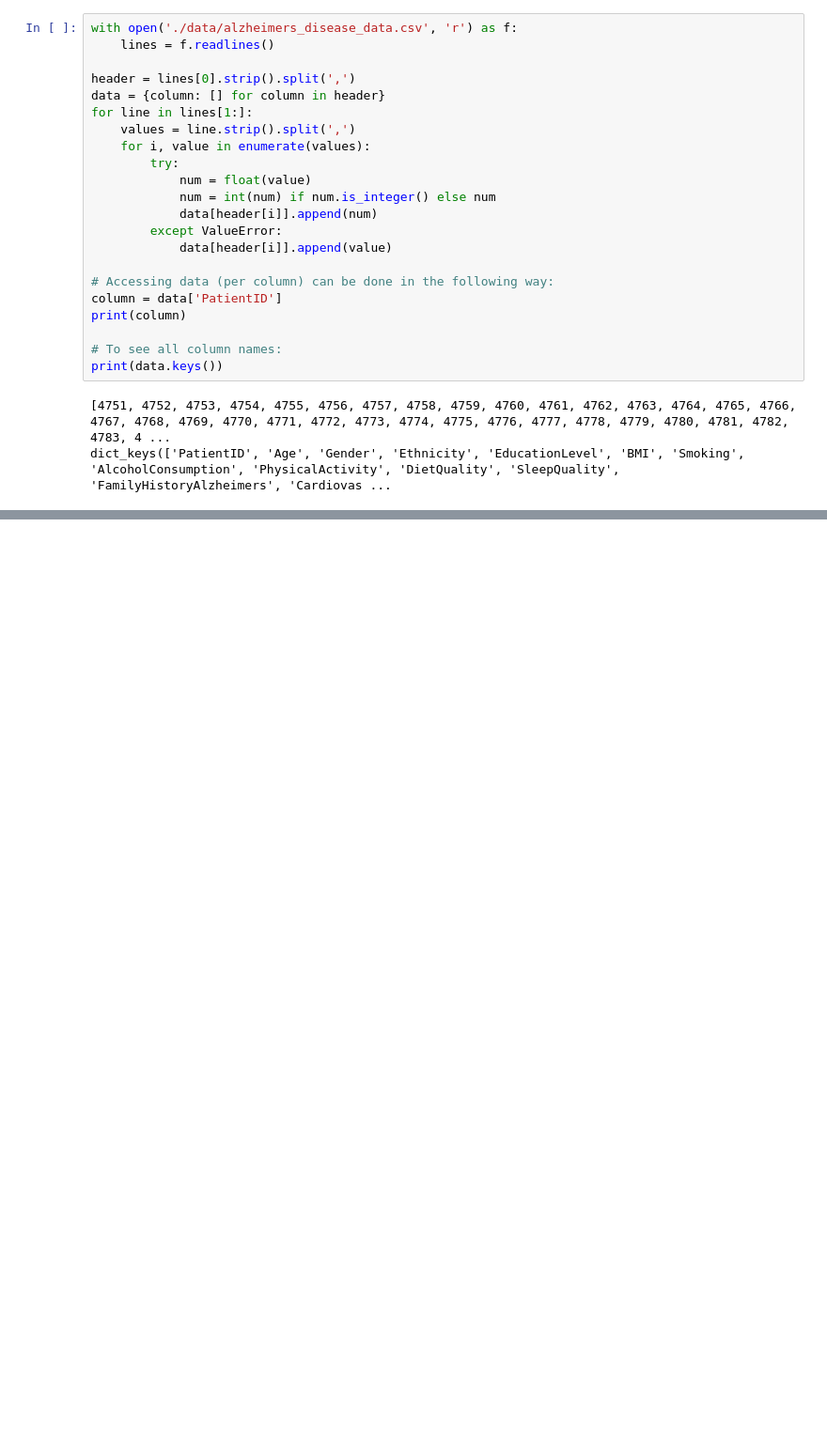
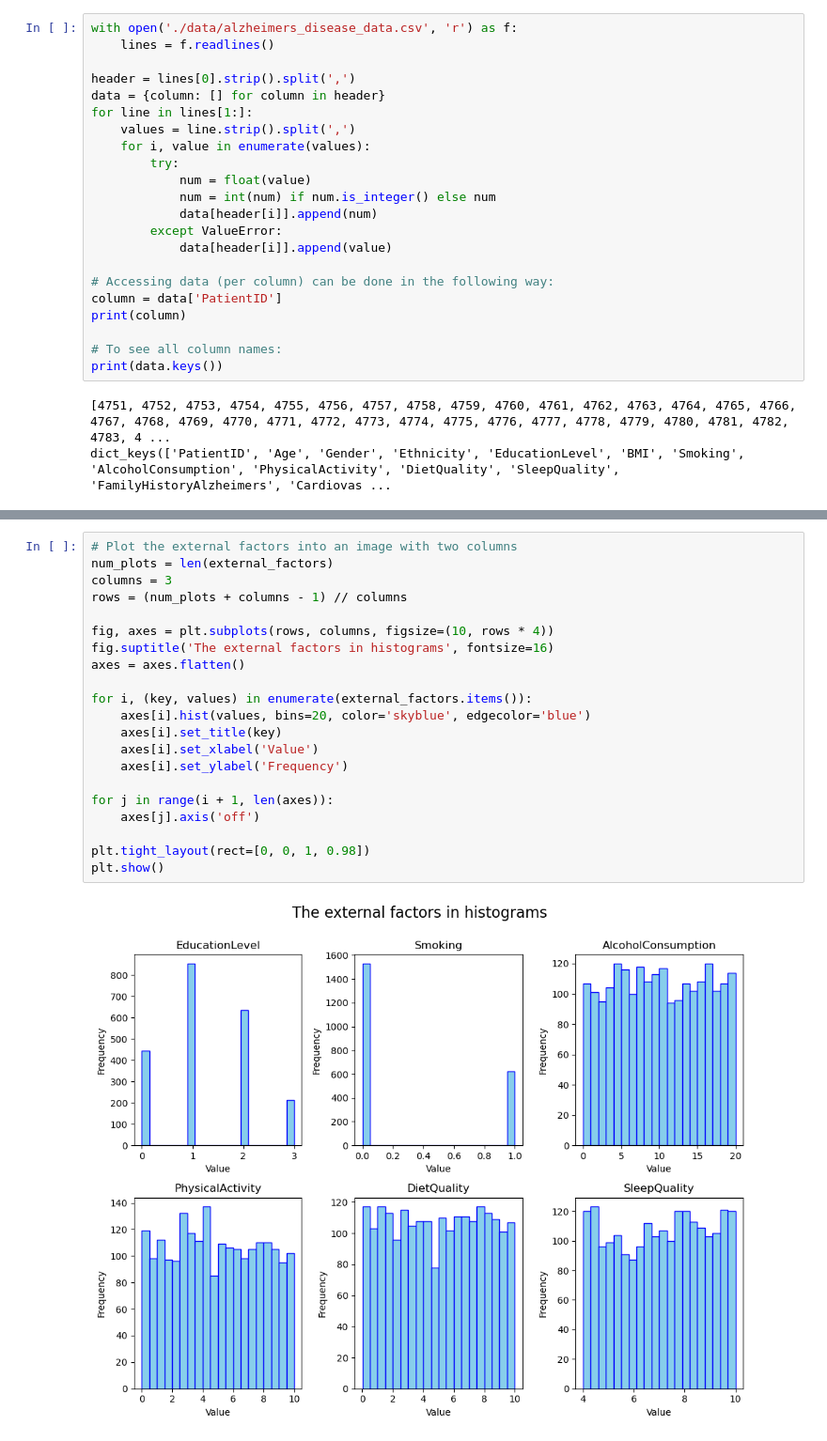
Before and after one commit to niconap/sda-project, a Jupyter notebook: visualisations.ipynb, the cells around one changed output, grey strips where cells are left out. Shown at 94% size. Saved outputs shown, nothing was run; the diff lists cells and outputs as text; blank space fills up the shorter version.

```diff
--- a/visualisations.ipynb
+++ b/visualisations.ipynb
@@ -31,0 +95,23 @@ dict_keys(['PatientID', 'Age', 'Gender', 'Ethnicity', 'EducationLevel', 'BMI', '
+# %%
+# Plot the external factors into an image with two columns
+num_plots = len(external_factors)
+columns = 3
+rows = (num_plots + columns - 1) // columns
+
+fig, axes = plt.subplots(rows, columns, figsize=(10, rows * 4))
+fig.suptitle('The external factors in histograms', fontsize=16)
+axes = axes.flatten()
+
+for i, (key, values) in enumerate(external_factors.items()):
+    axes[i].hist(values, bins=20, color='skyblue', edgecolor='blue')
+    axes[i].set_title(key)
+    axes[i].set_xlabel('Value')
+    axes[i].set_ylabel('Frequency')
+
+for j in range(i + 1, len(axes)):
+    axes[j].axis('off')
+
+plt.tight_layout(rect=[0, 0, 1, 0.98])
+plt.show()
+# %% [output]
+[figure, added]
```
Also changed, not shown: parts of 5 cells of this notebook.
